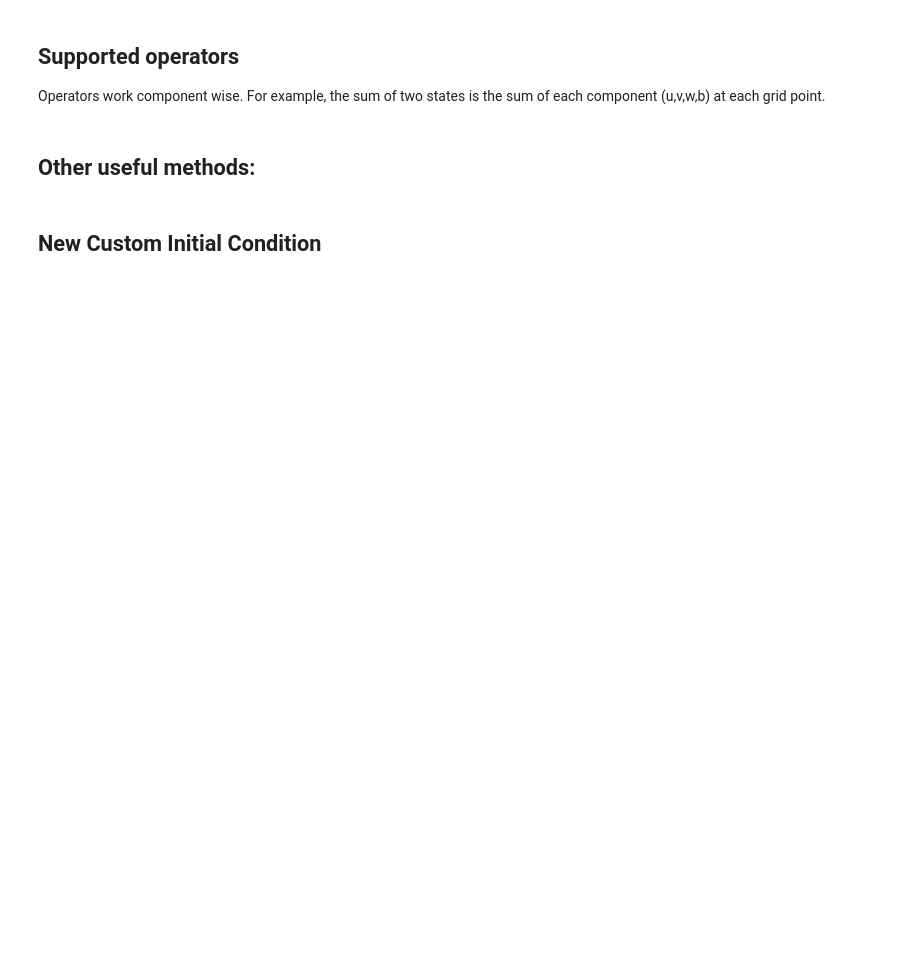
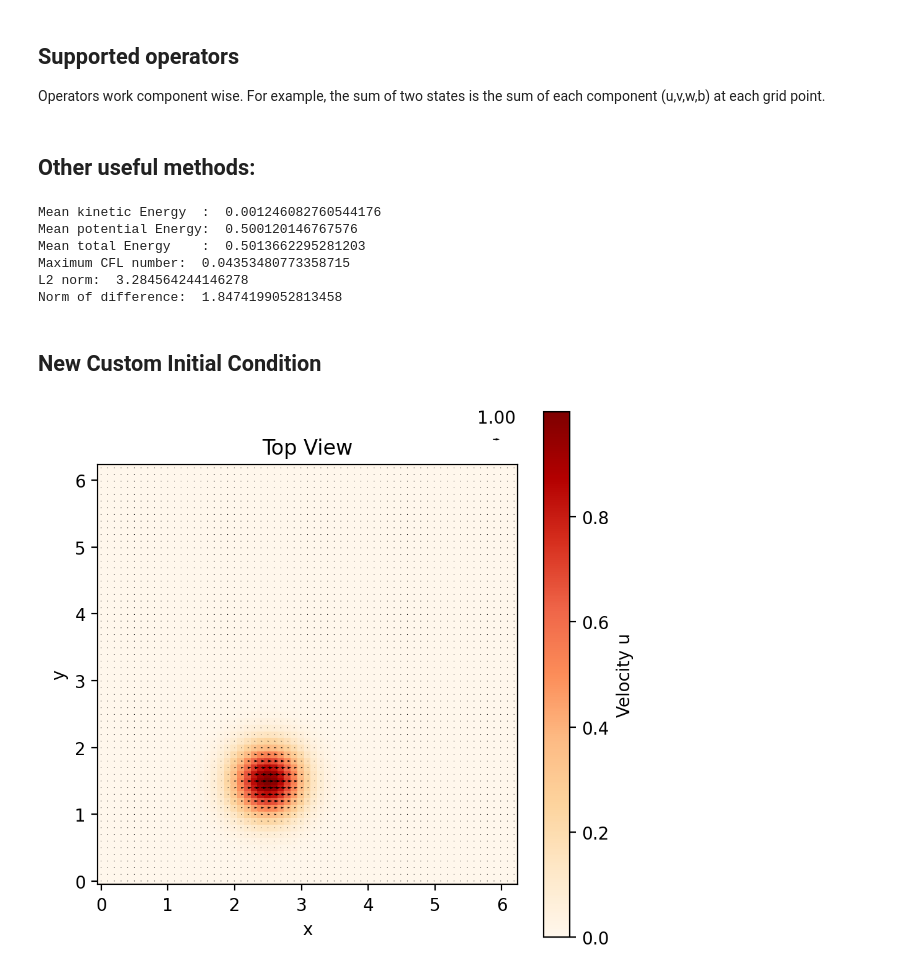
Before and after one commit to Gordi42/fridom, a Jupyter notebook: demo/ShallowWater/02_state_and_field.ipynb, the cells around one changed output. Saved outputs shown, nothing was run; the diff lists cells and outputs as text; code cells hidden in the pictures; blank space fills up the shorter version.

```diff
--- a/demo/ShallowWater/02_state_and_field.ipynb
+++ b/demo/ShallowWater/02_state_and_field.ipynb
@@ -17,15 +10,15 @@ from fridom.ShallowWater.Plot import Plot
 ## Constructing a State Vector
 # %%
 # create model settings and grid
-mset = ModelSettings()
-grid = Grid(mset)
+mset = sw.ModelSettings()
+grid = sw.Grid(mset)
 
 # construction from default constructor
-z_zero = State(mset, grid)
+z_zero = sw.State(mset, grid)
 
 # construction from Initial Conditions
-z_jet = Jet(mset, grid)
-z_wave = SingleWave(mset, grid)
+z_jet = sw.InitialConditions.Jet(mset, grid)
+z_wave = sw.InitialConditions.SingleWave(mset, grid)
 
 # making a copy
 z_jet_copy = z_jet.copy()
@@ -101,37 +98,46 @@ z1_dot_z2 = z_jet.dot(z_wave)              # is a field variable
 
 # get norm of difference between two states
 print("Norm of difference: ", z_jet.norm_of_diff(z_wave))
+# %% [output]
+Mean kinetic Energy  :  0.001246082760544176
+Mean potential Energy:  0.500120146767576
+Mean total Energy    :  0.5013662295281203
+Maximum CFL number:  0.04353480773358715
+L2 norm:  3.284564244146278
+Norm of difference:  1.8474199052813458
 # %% [markdown]
 ## New Custom Initial Condition
 # %%
-class Gaussian(State):
+class Gaussian(sw.State):
     """
     Initial condition with a gaussian velocity.
     """
-    def __init__(self, mset: ModelSettings, grid: Grid,
+    def __init__(self, mset: sw.ModelSettings, grid: sw.Grid,
                  x_loc=2.5, y_loc=1.5, radius=0.5) -> None:
         """
         Constructor.
 
         Args:
             mset (ModelSettings): model settings
             grid (Grid)         : grid
             x_loc (float)       : x location of gaussian.
             y_loc (float)       : y location of gaussian.
         """
         super().__init__(mset, grid)
 
         # get numpy or cupy module
         cp = self.cp                     # is cupy if gpu is enabled
 
         # get meshgrid
         X, Y = tuple(self.grid.X)
 
         # set gaussian velocity
         self.u[:] = cp.exp(-((X - x_loc) / radius)**2) * \
                     cp.exp(-((Y - y_loc) / radius)**2)
         return
 
 # create the gaussian state and plot it
 z_gauss = Gaussian(mset, grid)
-Plot(z_gauss.u)(z_gauss)
+sw.Plot(z_gauss.u)(z_gauss)
+# %% [output]
+[figure, added]
```
Also changed, not shown: parts of 4 cells of this notebook, 9 other files.
